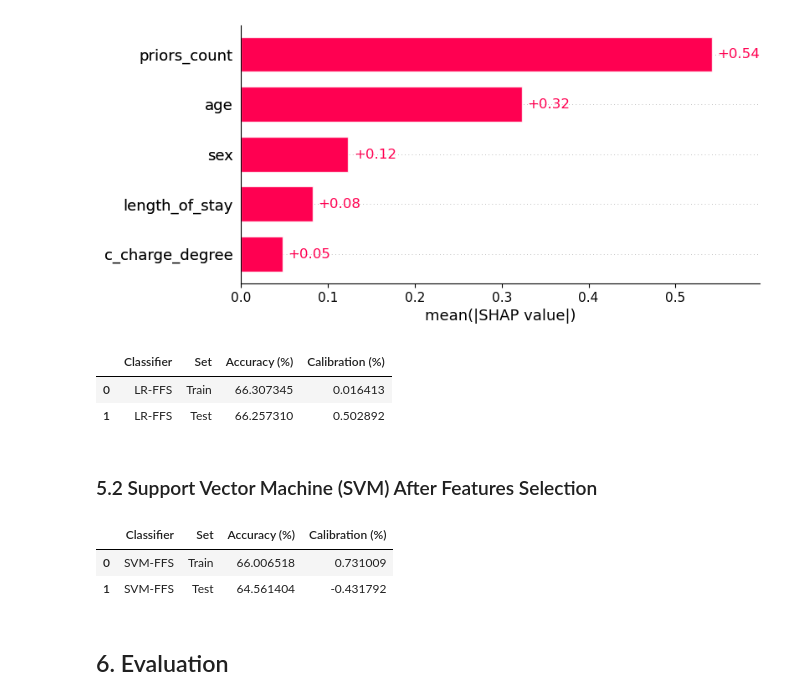
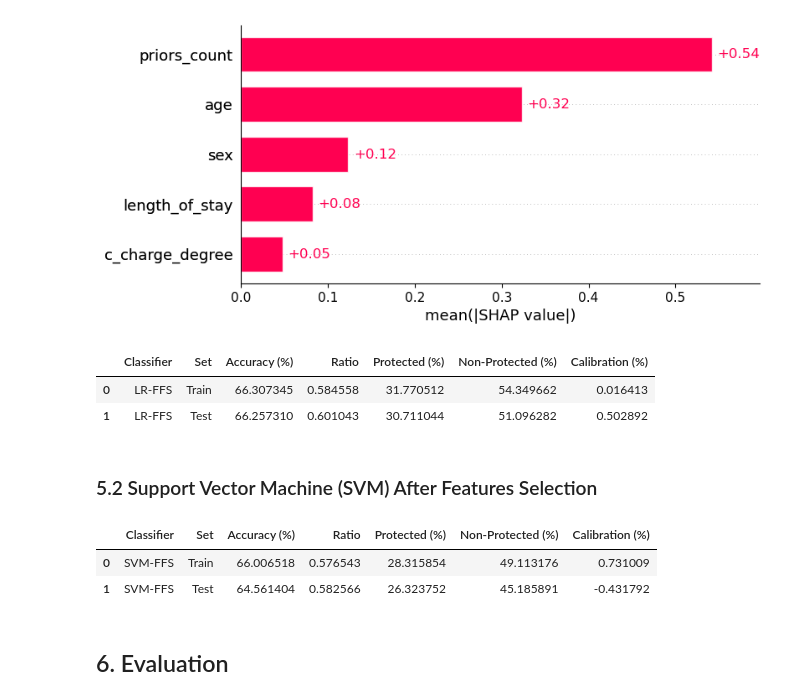
Before and after one commit to TZstatsADS/fall2022-project4-prj4-group6, a Jupyter notebook: doc/main-yayuan.ipynb, the cells around one changed output. Cells and saved outputs as stored; diff of their text form; code cells hidden in the pictures.

```diff
--- a/doc/main-yayuan.ipynb
+++ b/doc/main-yayuan.ipynb
@@ -152,6 +152,20 @@ pd.DataFrame(summary_svm)
 ## 5. Implementation of Method 2 (A7)
 # %% [markdown]
 <code>(Brief introduction about the algorithm)</code>
+# %%
+# Function to compute protect/non_protect ratio
+def protect_ratio(sensitive_attr, y_pred):
+    protect = np.where(sensitive_attr == 1)[0]
+    non_protect = np.where(sensitive_attr == 0)[0]
+
+    protect_pred = np.where(y_pred[protect] == 1)
+    non_protect_pred = np.where(y_pred[non_protect] == 1)
+
+    protect_prop = protect_pred[0].shape[0]/protect.shape[0]
+    non_protect_prop = non_protect_pred[0].shape[0]/non_protect.shape[0]
+
+    ratio = min(protect_prop/non_protect_prop, non_protect_prop/protect_prop)
+    return ratio, protect_prop, non_protect_prop
 # %% [markdown]
 ### 5.1 Logistic Regression After Features Selection
 # %%
@@ -199,16 +213,19 @@ shap.plots.bar(shap_values)
 # %%
 clf = LogisticRegression(random_state = 0).fit(x_train, y_train)
 coeff = clf.coef_
 intercept = clf.intercept_
 results_lr_ffs = {"Classifier": ["LR-FFS", "LR-FFS"],
                   "Set": ["Train", "Test"],
                   "Accuracy (%)": [clf.score(x_train, y_train)*100, clf.score(x_test, y_test)*100],
+                  "Ratio": [protect_ratio(race_train, clf.predict(x_train))[0], protect_ratio(race_test, clf.predict(x_test))[0]],
+                  "Protected (%)": [protect_ratio(race_train, clf.predict(x_train))[1]*100, protect_ratio(race_test, clf.predict(x_test))[1]*100],
+                  "Non-Protected (%)": [protect_ratio(race_train, clf.predict(x_train))[2]*100, protect_ratio(race_test, clf.predict(x_test))[2]*100],
                   "Calibration (%)": [MyCalibration(race_train, clf.predict(x_train), y_train), MyCalibration(race_test, clf.predict(x_test), y_test)]}
 pd.DataFrame(results_lr_ffs)
 # %% [output]
-|  | Classifier | Set | Accuracy (%) | Calibration (%) |
-| 0 | LR-FFS | Train | 66.307345 | 0.016413 |
-| 1 | LR-FFS | Test | 66.257310 | 0.502892 |
+|  | Classifier | Set | Accuracy (%) | Ratio | Protected (%) | Non-Protected (%) | Calibration (%) |
+| 0 | LR-FFS | Train | 66.307345 | 0.584558 | 31.770512 | 54.349662 | 0.016413 |
+| 1 | LR-FFS | Test | 66.257310 | 0.601043 | 30.711044 | 51.096282 | 0.502892 |
 # %% [markdown]
 ### 5.2 Support Vector Machine (SVM) After Features Selection
 # %%
@@ -218,12 +235,15 @@ clf = svm_model.fit(x_train, y_train)
 results_svm_ffs = {"Classifier": ["SVM-FFS", "SVM-FFS"],
                    "Set": ["Train", "Test"],
                    "Accuracy (%)": [clf.score(x_train, y_train)*100, clf.score(x_test, y_test)*100],
+                   "Ratio": [protect_ratio(race_train, clf.predict(x_train))[0], protect_ratio(race_test, clf.predict(x_test))[0]],
+                   "Protected (%)": [protect_ratio(race_train, clf.predict(x_train))[1]*100, protect_ratio(race_test, clf.predict(x_test))[1]*100],
+                   "Non-Protected (%)": [protect_ratio(race_train, clf.predict(x_train))[2]*100, protect_ratio(race_test, clf.predict(x_test))[2]*100],
                    "Calibration (%)": [MyCalibration(race_train, clf.predict(x_train), y_train), MyCalibration(race_test, clf.predict(x_test), y_test)]}
 pd.DataFrame(results_svm_ffs)
 # %% [output]
-|  | Classifier | Set | Accuracy (%) | Calibration (%) |
-| 0 | SVM-FFS | Train | 66.006518 | 0.731009 |
-| 1 | SVM-FFS | Test | 64.561404 | -0.431792 |
+|  | Classifier | Set | Accuracy (%) | Ratio | Protected (%) | Non-Protected (%) | Calibration (%) |
+| 0 | SVM-FFS | Train | 66.006518 | 0.576543 | 28.315854 | 49.113176 | 0.731009 |
+| 1 | SVM-FFS | Test | 64.561404 | 0.582566 | 26.323752 | 45.185891 | -0.431792 |
 # %% [markdown]
 ## 6. Evaluation
 # %%
```
